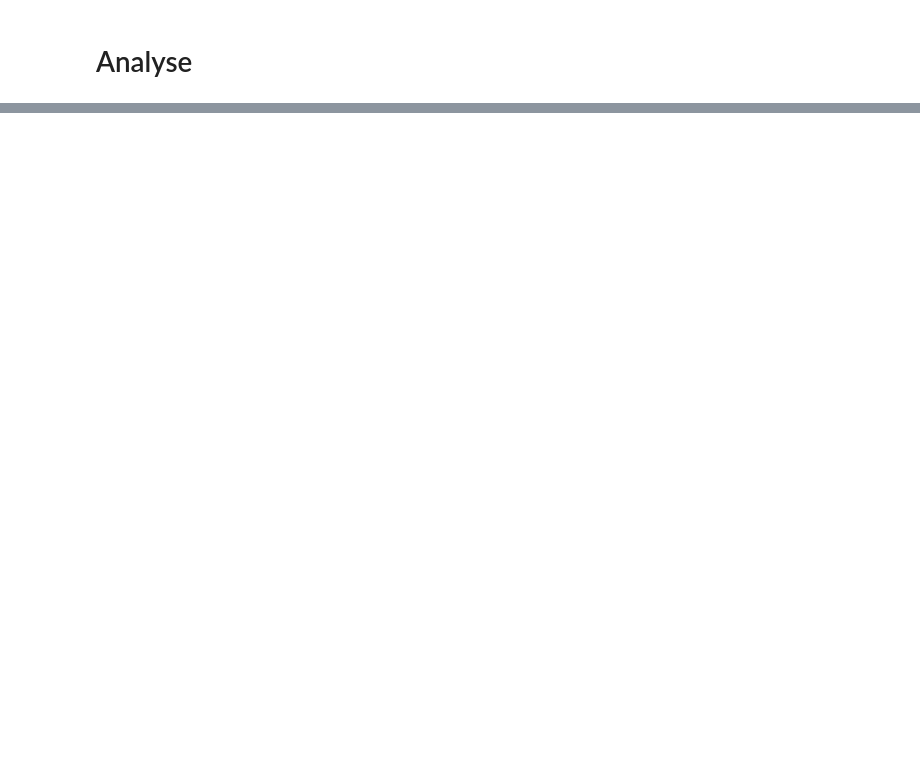
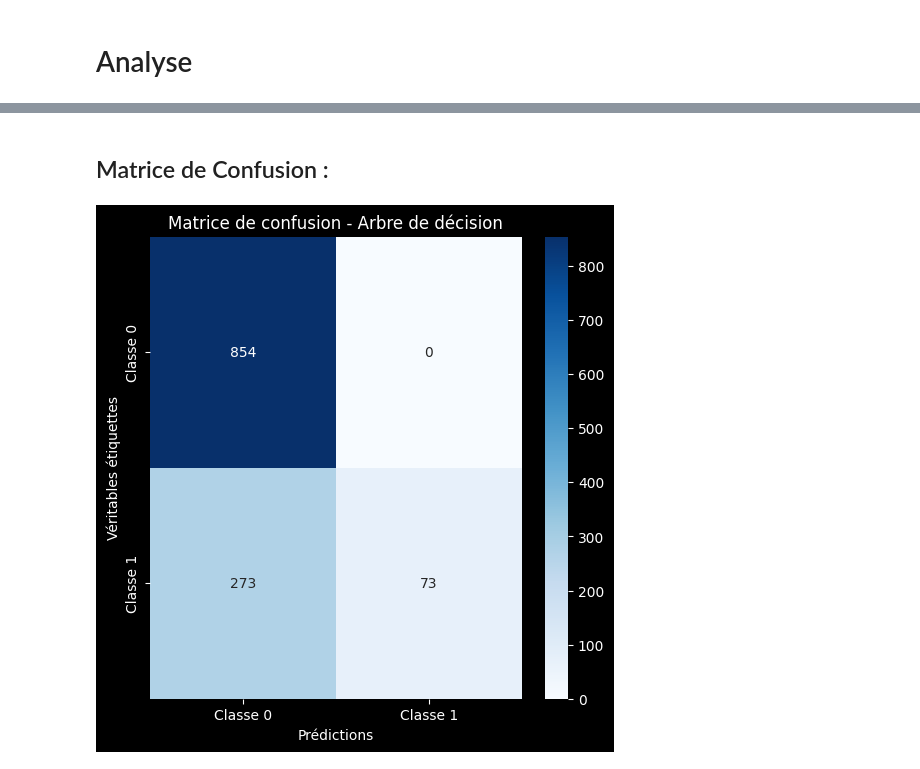
Before and after one commit to JeromeVitoff/Loan-Default-Prediction, a Jupyter notebook: Codes/Memoire.ipynb, the cells around one changed output, grey strips where cells are left out. Cells and saved outputs as stored; diff of their text form; code cells hidden in the pictures; blank space fills up the shorter version.

Commit message:
Implémentation des différents modeles

```diff
--- a/Codes/Memoire.ipynb
+++ b/Codes/Memoire.ipynb
@@ -245,0 +649,4 @@ print(df.head())
+# %%
+# Variables prédictives et cible pour l'entraînement
+X_train = train_df.drop(columns=['Credit Default'])  # Supprimer la cible
+y_train = train_df['Credit Default']
@@ -245,0 +677,3 @@ print(df.head())
+# %%
+from sklearn.model_selection import train_test_split
+X_train, X_val, y_train, y_val = train_test_split(X_train, y_train, test_size=0.2, random_state=42)
@@ -245,0 +682,23 @@ print(df.head())
+# %%
+from sklearn.tree import DecisionTreeClassifier
+from sklearn.metrics import accuracy_score, classification_report
+from sklearn.tree import plot_tree
+import matplotlib.pyplot as plt
+
+
+# Initialiser un classificateur
+clf = DecisionTreeClassifier(random_state=42, max_depth=5)
+clf.fit(X_train, y_train)
+
+
+plt.figure(figsize=(20,10))  # Ajuste la taille de l'image selon la taille de ton arbre
+plot_tree(clf, filled=True, feature_names=X_train.columns, class_names=['0', '1'], rounded=True)
+plt.show()
+
+# Évaluer les performances sur les données de validation
+y_pred_val = clf.predict(X_val)
+print("Accuracy sur les données de validation:", accuracy_score(y_val, y_pred_val))
+print(classification_report(y_val, y_pred_val))
+
+# Prédictions sur le test set
+#y_pred_ad = clf.predict(X_test)
@@ -245,0 +775,19 @@ print(df.head())
+# %% [markdown]
+## Matrice de Confusion :
+# %%
+from sklearn.metrics import confusion_matrix
+import seaborn as sns
+import matplotlib.pyplot as plt
+
+# Calculer la matrice de confusion
+cm = confusion_matrix(y_val, y_pred_val)
+
+# Visualiser la matrice de confusion avec seaborn
+plt.figure(figsize=(6, 6))
+sns.heatmap(cm, annot=True, fmt='d', cmap='Blues', xticklabels=['Classe 0', 'Classe 1'], yticklabels=['Classe 0', 'Classe 1'])
+plt.title('Matrice de confusion - Arbre de décision')
+plt.xlabel('Prédictions')
+plt.ylabel('Véritables étiquettes')
+plt.show()
+# %% [output]
+[figure, added]
```
Also changed, not shown: parts of 90 cells of this notebook, 5 other files.
